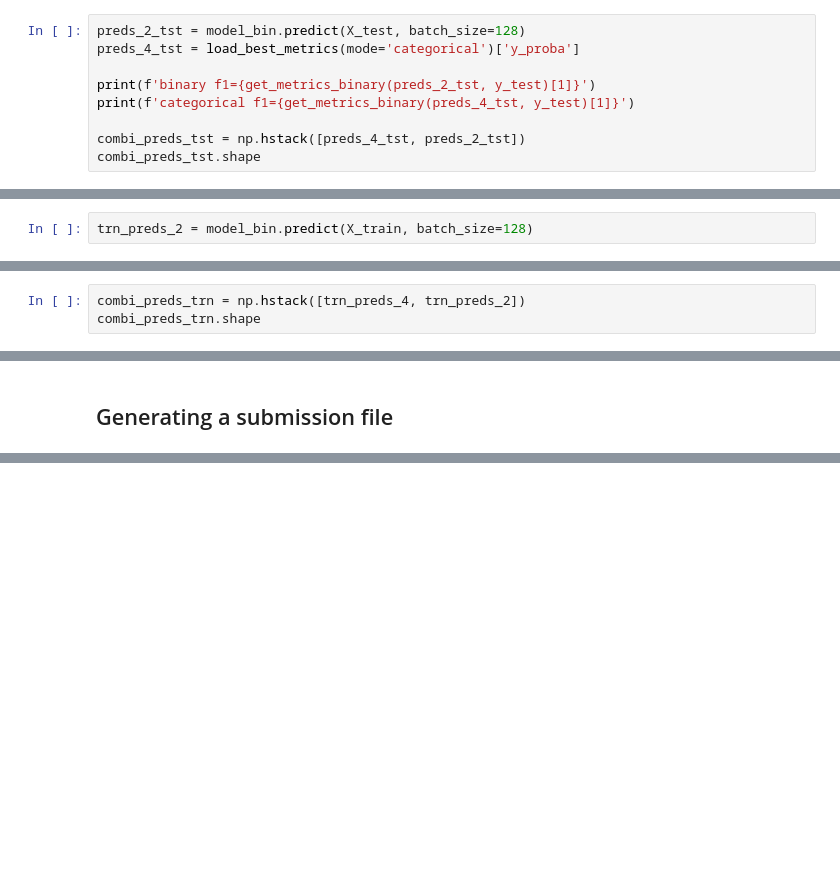
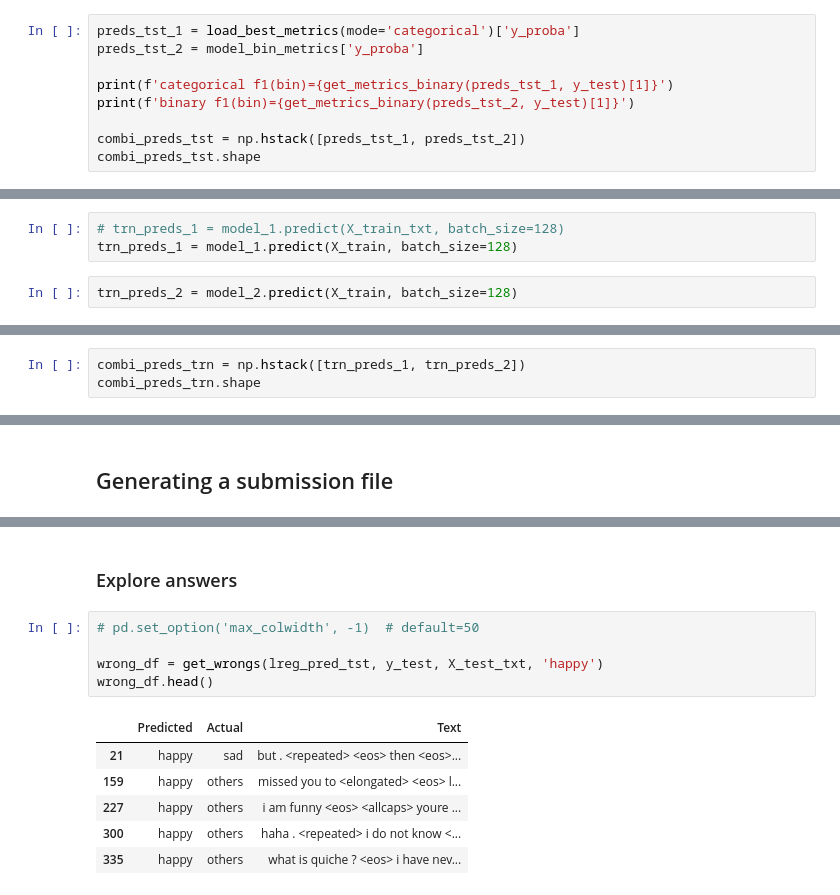
Before and after one commit to Garfounkel/emotion_analysis, a Jupyter notebook: playground.ipynb, the cells around one changed output, grey strips where cells are left out. Saved outputs shown, nothing was run; the diff lists cells and outputs as text; blank space fills up the shorter version.

Commit message:
[SRC] Added an utility function to inspect wrong answers

```diff
--- a/playground.ipynb
+++ b/playground.ipynb
@@ -401,13 +532,13 @@ Loaded model from pickles/models/binary/acc_0.8799-f1_0.9256/
 # %% [markdown]
 #### Test combi
 # %%
-preds_2_tst = model_bin.predict(X_test, batch_size=128)
-preds_4_tst = load_best_metrics(mode='categorical')['y_proba']
+preds_tst_1 = load_best_metrics(mode='categorical')['y_proba']
+preds_tst_2 = model_bin_metrics['y_proba']
 
-print(f'binary f1={get_metrics_binary(preds_2_tst, y_test)[1]}')
-print(f'categorical f1={get_metrics_binary(preds_4_tst, y_test)[1]}')
+print(f'categorical f1(bin)={get_metrics_binary(preds_tst_1, y_test)[1]}')
+print(f'binary f1(bin)={get_metrics_binary(preds_tst_2, y_test)[1]}')
 
-combi_preds_tst = np.hstack([preds_4_tst, preds_2_tst])
+combi_preds_tst = np.hstack([preds_tst_1, preds_tst_2])
 combi_preds_tst.shape
 # %% [output]
 Best categorical model is acc_0.9060-f1_0.7061 with f1=0.7061355939404048
@@ -416,5 +547,8 @@ categorical f1=0.946518227461253
 (2755, 6)
 # %% [markdown]
 #### Train combi
+# %%
+# trn_preds_1 = model_1.predict(X_train_txt, batch_size=128)
+trn_preds_1 = model_1.predict(X_train, batch_size=128)
 # %%
-trn_preds_2 = model_bin.predict(X_train, batch_size=128)
+trn_preds_2 = model_2.predict(X_train, batch_size=128)
@@ -423,5 +555,5 @@ trn_preds_4 = model_categorical.predict(X_train, batch_size=128)
 # %%
-combi_preds_trn = np.hstack([trn_preds_4, trn_preds_2])
+combi_preds_trn = np.hstack([trn_preds_1, trn_preds_2])
 combi_preds_trn.shape
 # %% [output]
 (30160, 6)
@@ -474 +606,15 @@ Loaded model from pickles/models/binary/acc_0.8799-f1_0.9256/
 Done. Wrote submission.txt file at project's root
+# %% [markdown]
+### Explore answers
+# %%
+# pd.set_option('max_colwidth', -1)  # default=50
+
+wrong_df = get_wrongs(lreg_pred_tst, y_test, X_test_txt, 'happy')
+wrong_df.head()
+# %% [output]
+|  | Predicted | Actual | Text |
+| 21 | happy | sad | but . <repeated> <eos> then <eos>... |
+| 159 | happy | others | missed you to <elongated> <eos> l... |
+| 227 | happy | others | i am funny <eos> <allcaps> youre ... |
+| 300 | happy | others | haha . <repeated> i do not know <... |
+| 335 | happy | others | what is quiche ? <eos> i have nev... |
```
Also changed, not shown: parts of 32 cells of this notebook, 1 other file.
